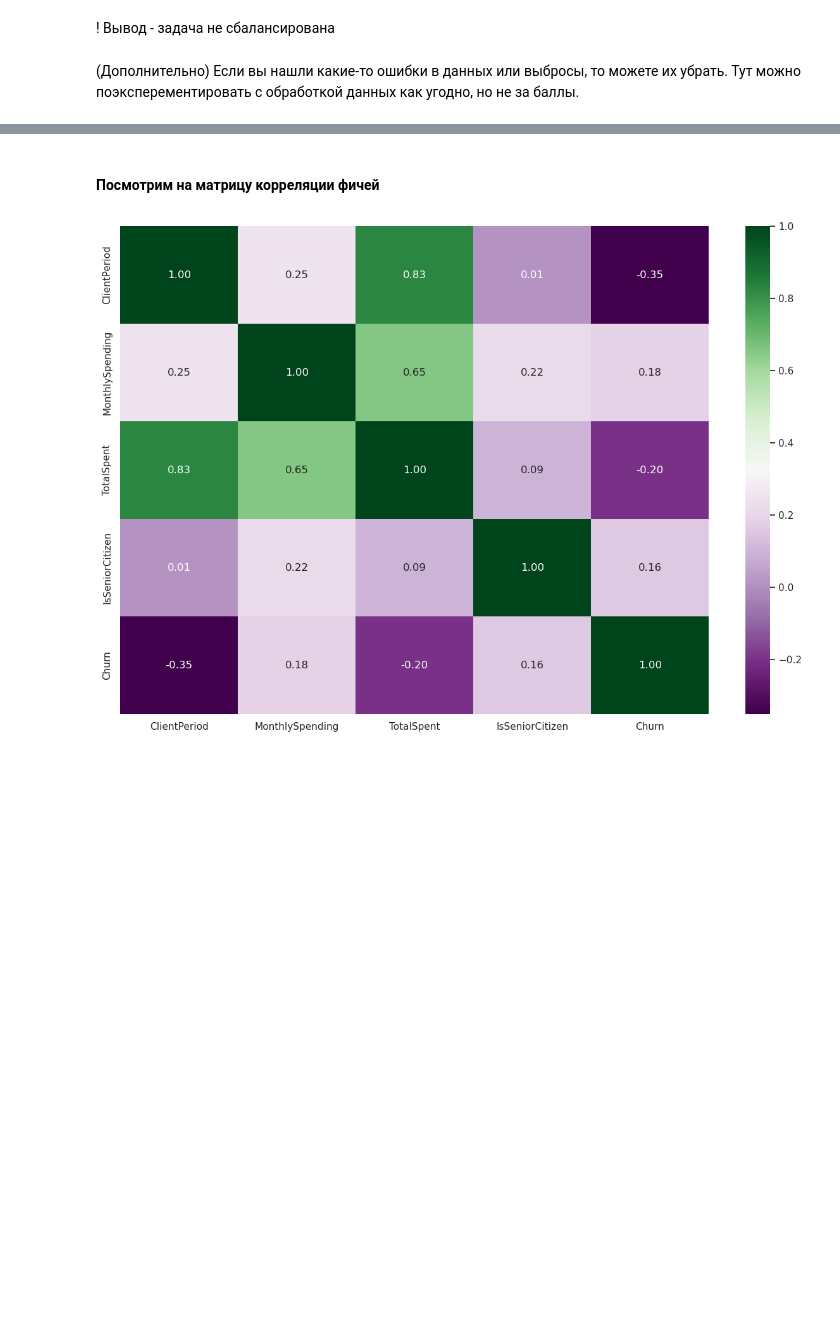
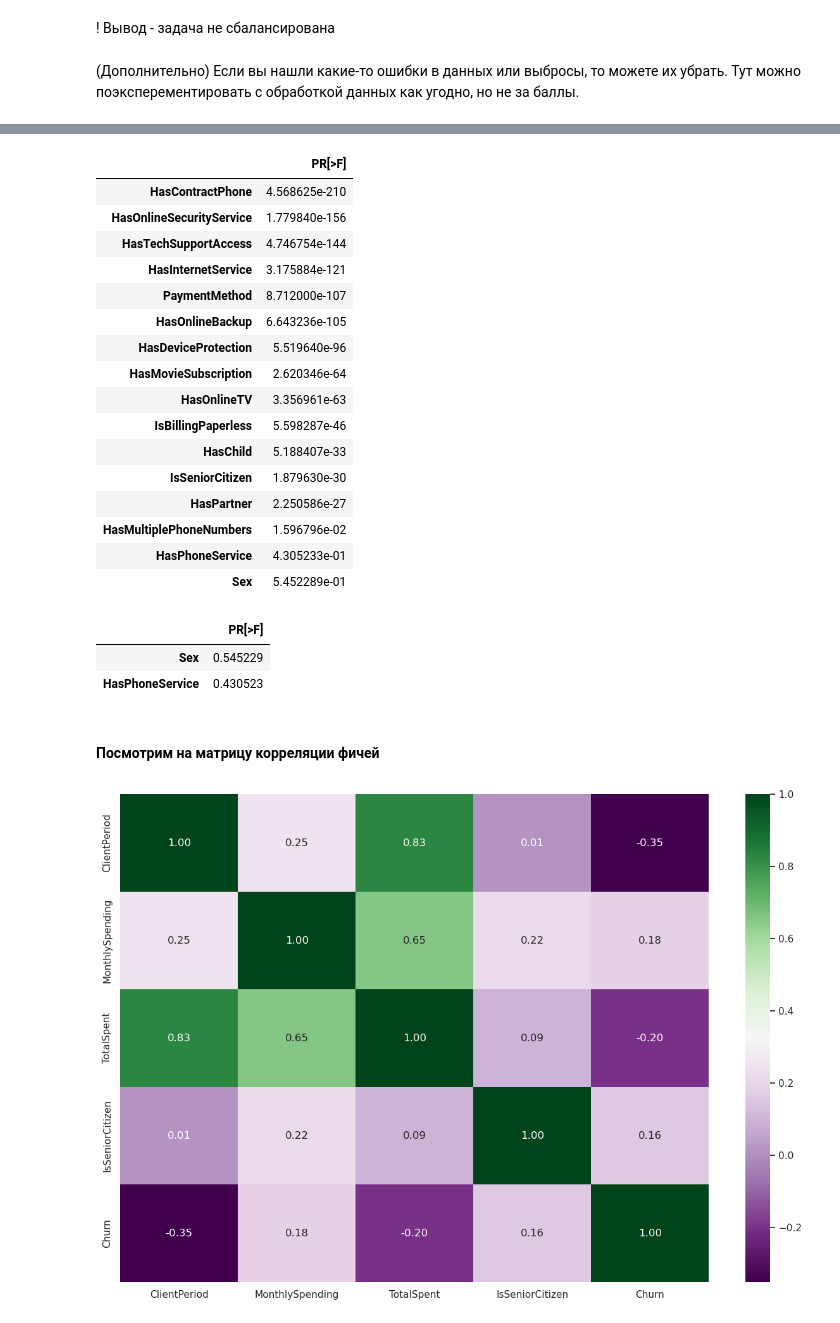
Before and after one commit to emparaeva/DLS-2022, a Jupyter notebook: Base/8.Kaggle/1. Отток клиентов/Мое решение.ipynb, the cells around one changed output, grey strips where cells are left out. Drawn from its saved outputs; the diff is of its cells as text; code cells hidden in the pictures; blank space fills up the shorter version.

```diff
--- a/Base/8.Kaggle/1. Отток клиентов/Мое решение.ipynb
+++ b/Base/8.Kaggle/1. Отток клиентов/Мое решение.ipynb
@@ -380,0 +394,37 @@ IV
+# %%
+import statsmodels.api as sm
+from statsmodels.formula.api import ols
+
+d = dict()
+
+for x in cat_cols:
+    model = ols('Churn' + '~' + x, data = data).fit() #Oridnary least square method
+    result_anova = sm.stats.anova_lm(model, typ=1) # ANOVA Test
+    d[result_anova.index[0]] = result_anova.iloc[0, -1]
+res_anova = pd.DataFrame(d.values(), columns = ['PR[>F]'], index = d.keys())
+# %%
+res_anova.sort_values(by='PR[>F]')
+# %% [output]
+|  | PR[>F] |
+| HasContractPhone | 4.568625e-210 |
+| HasOnlineSecurityService | 1.779840e-156 |
+| HasTechSupportAccess | 4.746754e-144 |
+| HasInternetService | 3.175884e-121 |
+| PaymentMethod | 8.712000e-107 |
+| HasOnlineBackup | 6.643236e-105 |
+| HasDeviceProtection | 5.519640e-96 |
+| HasMovieSubscription | 2.620346e-64 |
+| HasOnlineTV | 3.356961e-63 |
+| IsBillingPaperless | 5.598287e-46 |
+| HasChild | 5.188407e-33 |
+| IsSeniorCitizen | 1.879630e-30 |
+| HasPartner | 2.250586e-27 |
+| HasMultiplePhoneNumbers | 1.596796e-02 |
+| HasPhoneService | 4.305233e-01 |
+| Sex | 5.452289e-01 |
+# %%
+res_anova[res_anova['PR[>F]']>=0.05]
+# %% [output]
+|  | PR[>F] |
+| Sex | 0.545229 |
+| HasPhoneService | 0.430523 |
```
Also changed, not shown: parts of 109 cells of this notebook, 33 other files.
